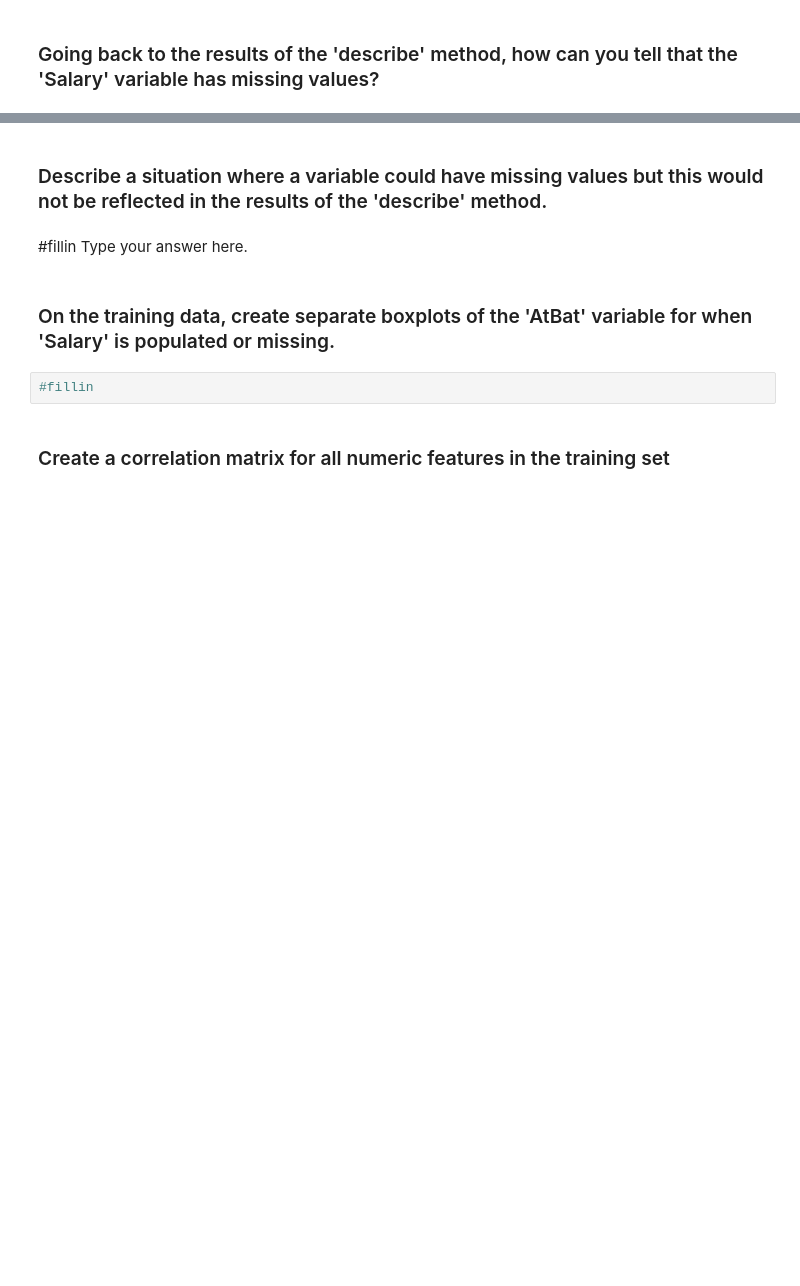
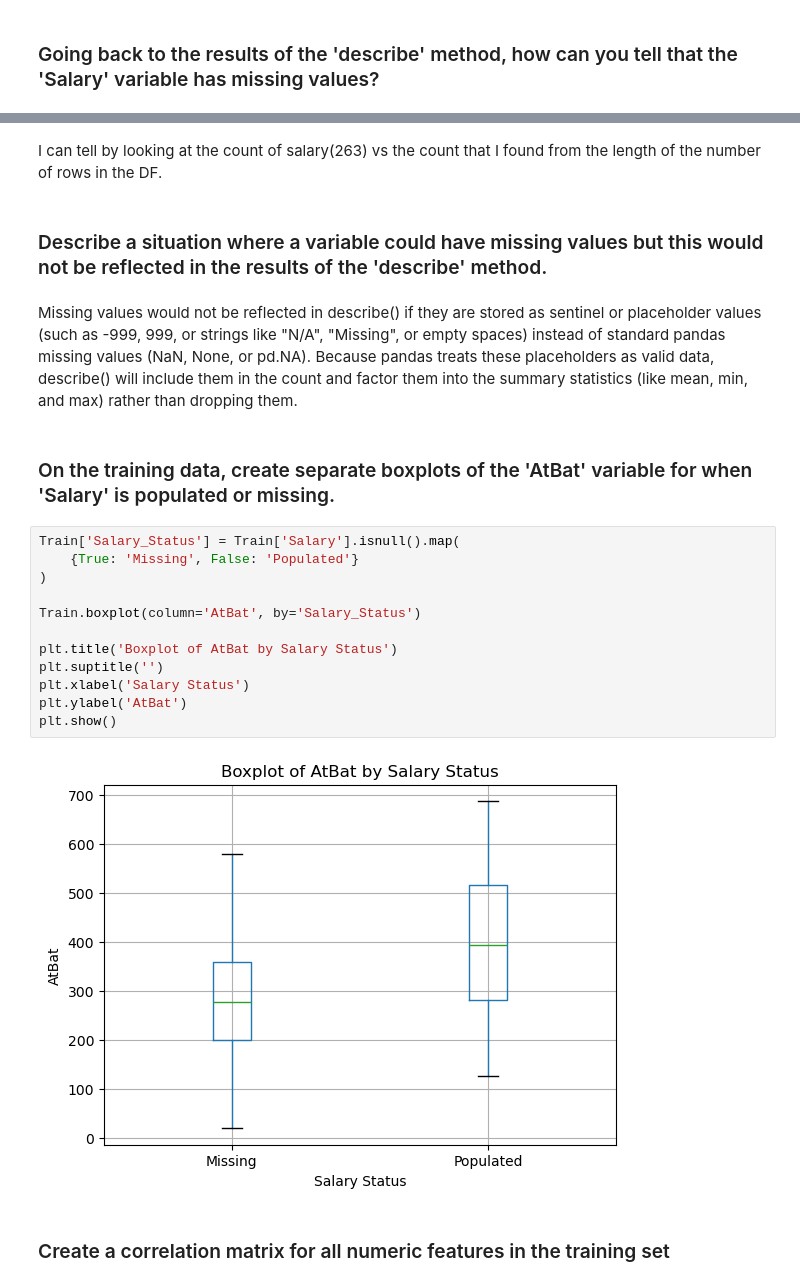
Before and after one commit to edward-lundy/code_2600, a Jupyter notebook: mod03_eda.ipynb, the cells around one changed output, grey strips where cells are left out. Drawn from its saved outputs; the diff is of its cells as text; blank space fills up the shorter version.

```diff
--- a/mod03_eda.ipynb
+++ b/mod03_eda.ipynb
@@ -121,11 +159,25 @@ Hint: the 'len' magic method returns the number of rows of a dataFrame.
+# %% [markdown]
+I can tell by looking at the count of salary(263) vs the count that I found from the length of the number of rows in the DF.
 # %% [markdown]
 ### Describe a situation where a variable could have missing values but this would not be reflected in the results of the 'describe' method.
 # %% [markdown]
-#fillin Type your answer here.
+Missing values would not be reflected in describe() if they are stored as sentinel or placeholder values (such as -999, 999, or strings like "N/A", "Missing", or empty spaces) instead of standard pandas missing values (NaN, None, or pd.NA). Because pandas treats these placeholders as valid data, describe() will include them in the count and factor them into the summary statistics (like mean, min, and max) rather than dropping them.
 # %% [markdown]
 ### On the training data, create separate boxplots of the 'AtBat' variable for when 'Salary' is populated or missing.
-# %%
-#fillin
+# %%
+Train['Salary_Status'] = Train['Salary'].isnull().map(
+    {True: 'Missing', False: 'Populated'}
+)
+
+Train.boxplot(column='AtBat', by='Salary_Status')
+
+plt.title('Boxplot of AtBat by Salary Status')
+plt.suptitle('')
+plt.xlabel('Salary Status')
+plt.ylabel('AtBat')
+plt.show()
+# %% [output]
+[figure, added]
 # %% [markdown]
 ### Create a correlation matrix for all numeric features in the training set
 # %%
```
Also changed, not shown: parts of 15 cells of this notebook.
